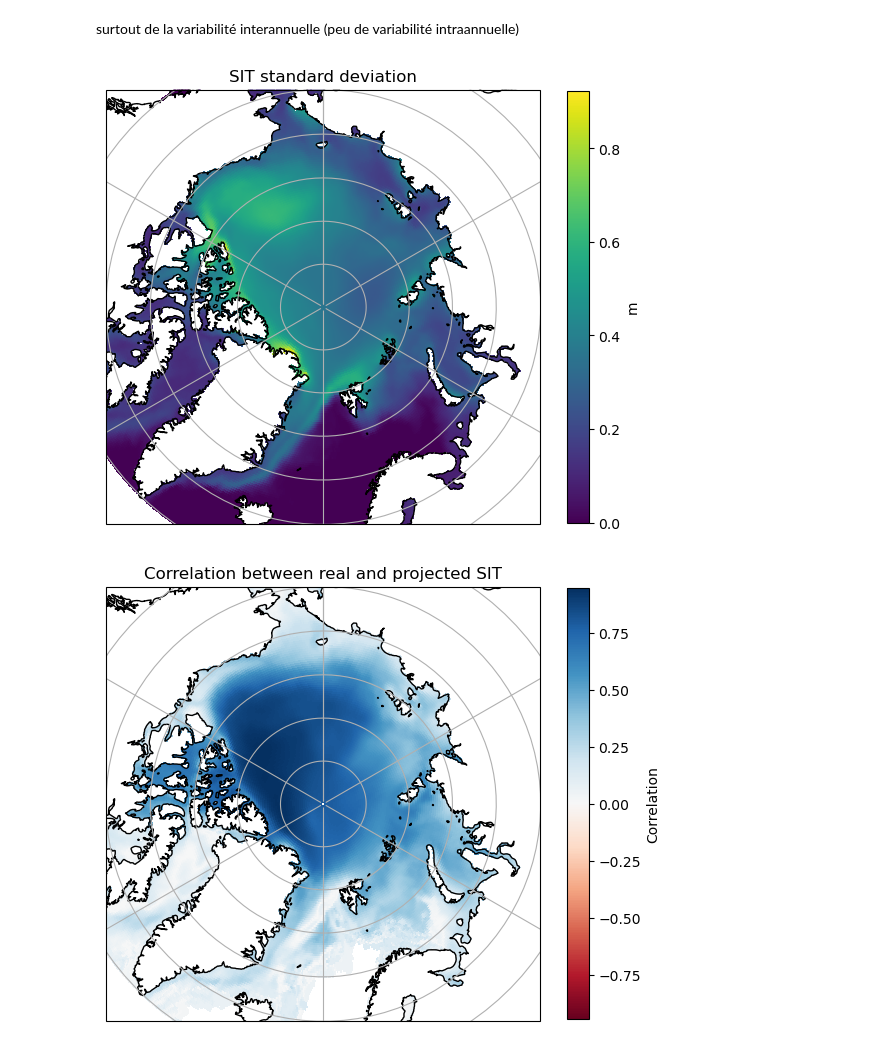
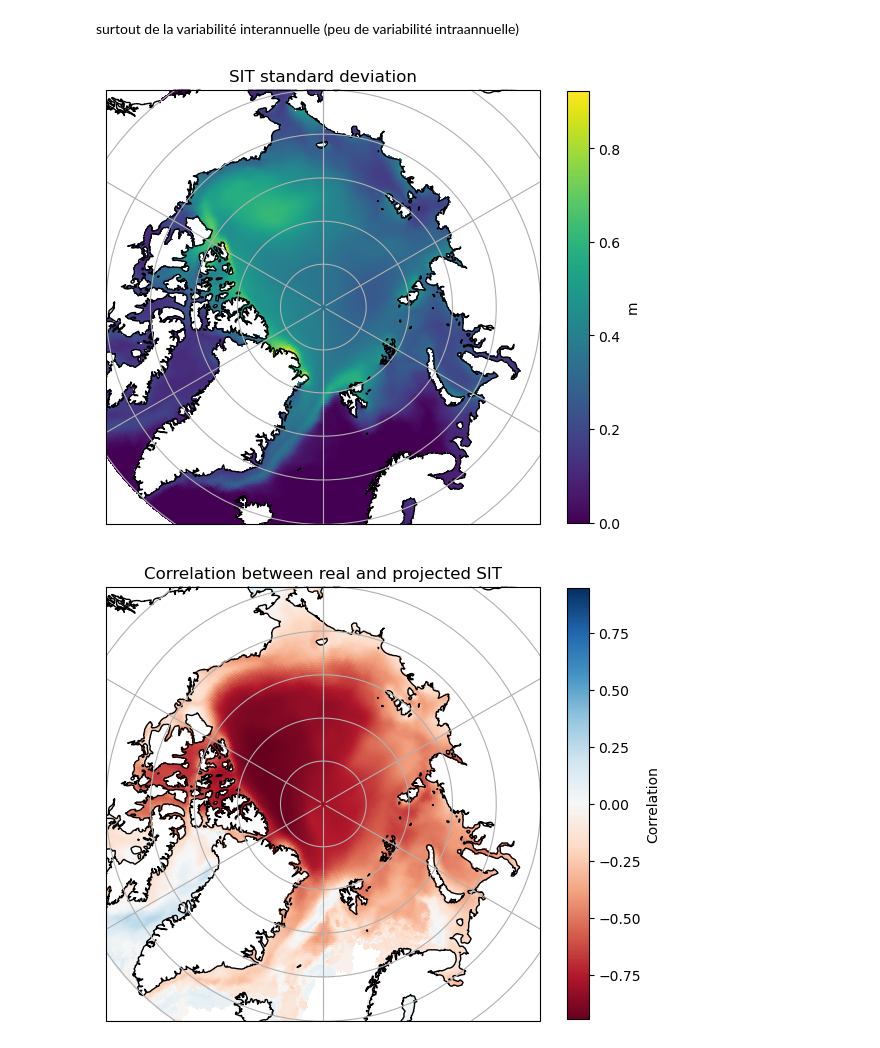
Before and after one commit to juliencollard2001/PHO_Arctic, a Jupyter notebook: sea_ice_study.ipynb, the cells around one changed output. Cells and saved outputs as stored; diff of their text form; code cells hidden in the pictures.

```diff
--- a/sea_ice_study.ipynb
+++ b/sea_ice_study.ipynb
@@ -334,8 +334,8 @@ import scipy.stats
 SIT_std = ds_anomalies['SIT'].std('time')
 
 real_SIT = ds_anomalies['SIT'] # (time, latitude, longitude)
-projected_SIT = eof_solver.eofs(eofscaling=0)[0] * eof_solver.pcs(0)[:, 0] # (time, latitude, longitude)
-corr = (real_SIT * projected_SIT).sum('time') / (real_SIT.std('time') * projected_SIT.std('time')) / len(real_SIT.time)
+PC1 = eof_solver.pcs()[:, 0] # (time)
+corr = (real_SIT * PC1).sum('time') / (real_SIT.std('time') * PC1.std('time')) / len(real_SIT.time)
 
 t_test = corr * np.sqrt(len(real_SIT.time) - 2) / np.sqrt(1 - corr**2)
 
@@ -378,32 +378,32 @@ plt.show()
 
 fig, ax = plt.subplots(1, 1, figsize=(7, 7), subplot_kw={'projection': ccrs.NorthPolarStereo()})
 max_val = np.abs(corr).max()
 ax.set_extent([-180, 180, 65, 90], ccrs.PlateCarree())
 ax.coastlines()
 ax.gridlines()
 pcm = ax.pcolormesh(
     corr.longitude,
     corr.latitude,
     p_values,
     transform=ccrs.PlateCarree(),
     cmap='Greens_r',
     #norm=colors.LogNorm(),
 )
 cntr = ax.contour(
     corr.longitude,
     corr.latitude,
     p_values,
     transform=ccrs.PlateCarree(),
     levels=[0.05],
     colors='red',
     linewidths=1
 )
 ax.clabel(cntr, inline=True, fontsize=6, fmt='%1.2f')
 fig.colorbar(pcm, ax=ax, orientation='vertical', shrink=0.8, label='p values')
 
 plt.savefig('figs/sea_ice_variability/SIT_PCA_t_test.png', bbox_inches='tight')
 plt.show()
 # %% [output]
 [figure]
-[figure, old version]
+[figure, new version]
 [figure]
```
Also changed, not shown: 1 other file.
